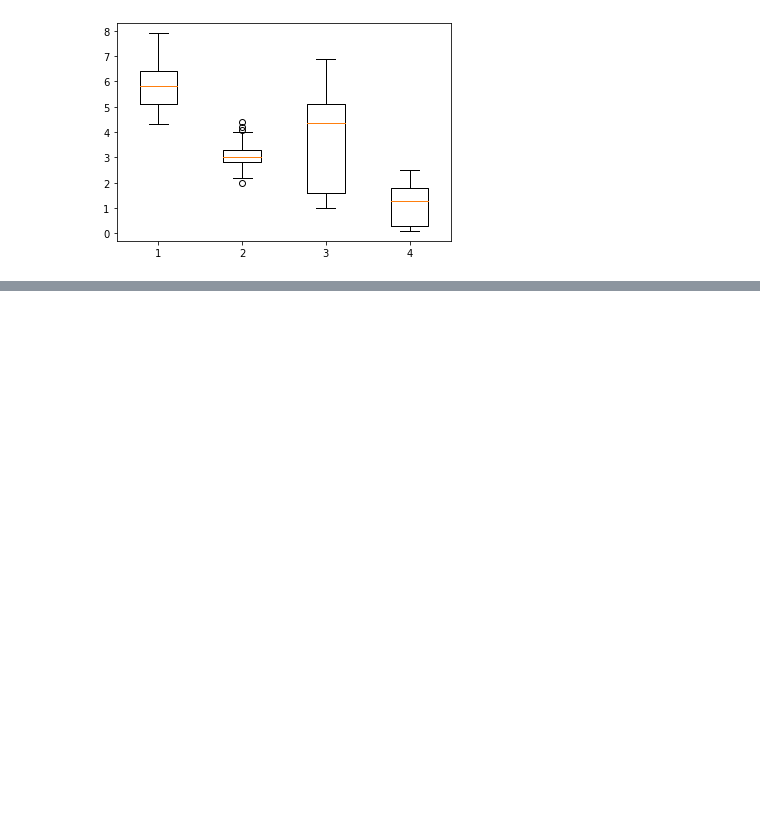
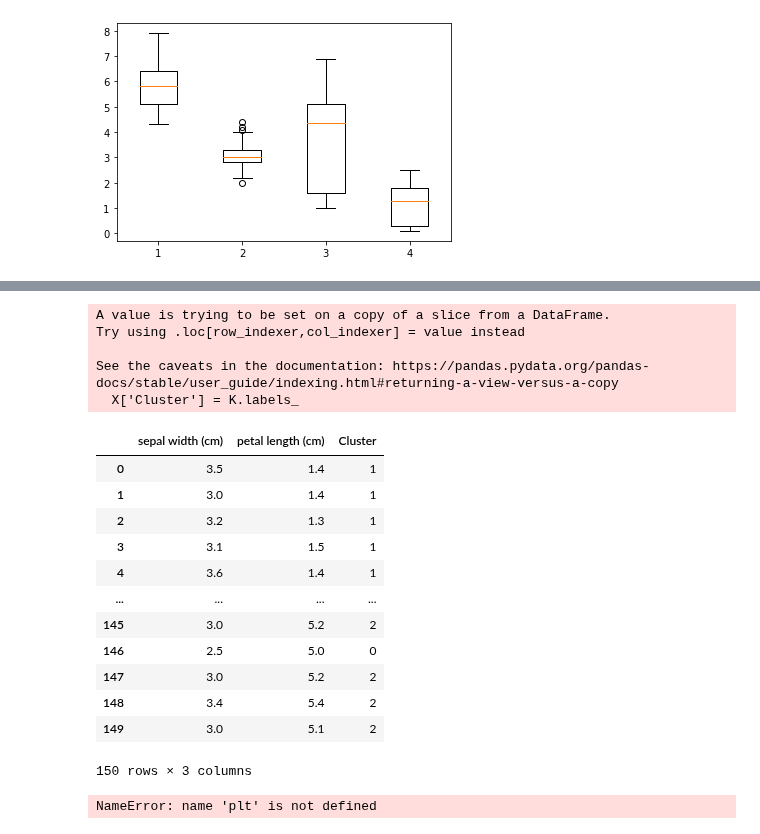
Before and after one commit to yongilgu/first-project, a Jupyter notebook: study/mysuni/day7.ipynb, the cells around one changed output, grey strips where cells are left out. Saved outputs shown, nothing was run; the diff lists cells and outputs as text; code cells hidden in the pictures; blank space fills up the shorter version.

```diff
--- a/study/mysuni/day7.ipynb
+++ b/study/mysuni/day7.ipynb
@@ -375,0 +400,6 @@ cds.download_workshop('mySUNI-WorkShop-07-따릉이 대여량 예측', sol=True,
+# %%
+from sklearn.datasets import load_iris
+iris = load_iris()
+df = pd.DataFrame(iris['data'], columns=iris['feature_names'])
+X = df.iloc[:, [1, 2]]
+X
@@ -375,0 +420,38 @@ cds.download_workshop('mySUNI-WorkShop-07-따릉이 대여량 예측', sol=True,
+# %%
+from sklearn.cluster import KMeans
+K = KMeans(n_clusters=3).fit(X) # 군집 수는 3개로 설정
+# %%
+# fit 과정에서 사용한 데이터에 대한 군집 번호는 labels_ 속성으로 확인
+X['Cluster'] = K.labels_
+X
+# %% [output]
+A value is trying to be set on a copy of a slice from a DataFrame.
+Try using .loc[row_indexer,col_indexer] = value instead
+
+See the caveats in the documentation: https://pandas.pydata.org/pandas-docs/stable/user_guide/indexing.html#returning-a-view-versus-a-copy
+  X['Cluster'] = K.labels_
+|  | sepal width (cm) | petal length (cm) | Cluster |
+| 0 | 3.5 | 1.4 | 1 |
+| 1 | 3.0 | 1.4 | 1 |
+| 2 | 3.2 | 1.3 | 1 |
+| 3 | 3.1 | 1.5 | 1 |
+| 4 | 3.6 | 1.4 | 1 |
+| ... | ... | ... | ... |
+| 145 | 3.0 | 5.2 | 2 |
+| 146 | 2.5 | 5.0 | 0 |
+| 147 | 3.0 | 5.2 | 2 |
+| 148 | 3.4 | 5.4 | 2 |
+| 149 | 3.0 | 5.1 | 2 |
+150 rows × 3 columns
+# %%
+plt.figure(figsize=(10, 5))
+
+plt.subplot(1, 2, 1)
+plt.scatter(X['sepal width (cm)'], X['petal length (cm)'], c=X['Cluster'])
+center = K.cluster_centers_
+plt.scatter(center[:,0], center[:,1], c='red') # 각 군집의 중심점
+
+plt.subplot(1, 2, 2)
+plt.scatter(X['sepal width (cm)'], X['petal length (cm)'], c=iris['target'])
+# %% [output]
+NameError: name 'plt' is not defined
```
Also changed, not shown: parts of 8 cells of this notebook, 45 other files.
